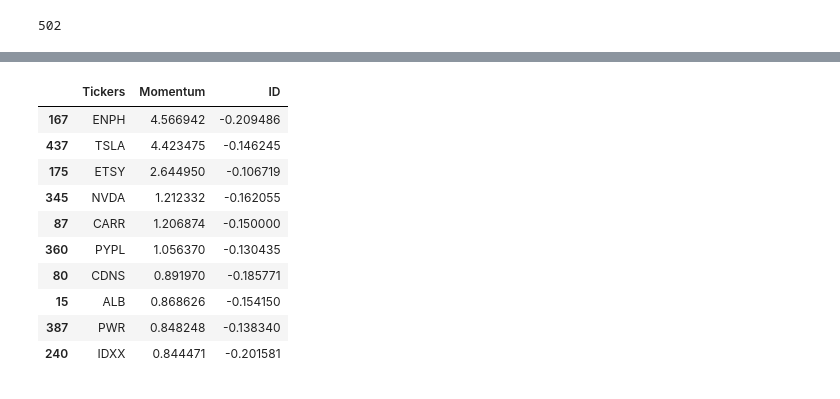
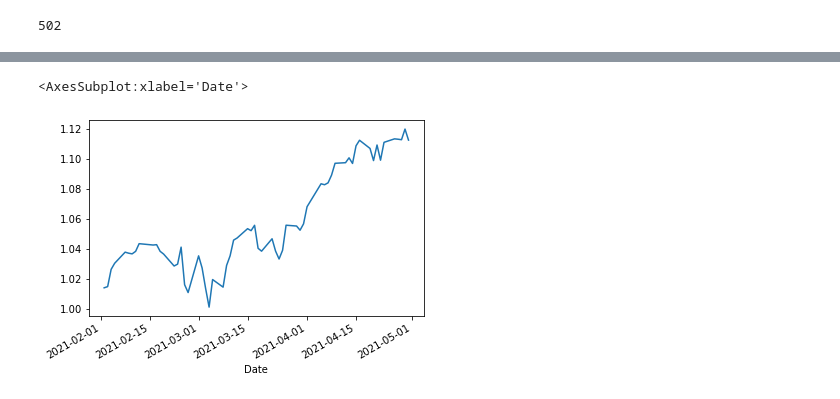
Before and after one commit to tonghuang-uw/Project_2, a Jupyter notebook: Momentum Selection Model.ipynb, the cells around one changed output, grey strips where cells are left out. Saved outputs shown, nothing was run; the diff lists cells and outputs as text; code cells hidden in the pictures.

```diff
--- a/Momentum Selection Model.ipynb
+++ b/Momentum Selection Model.ipynb
@@ -210,16 +136 @@ A
-# %%
-B = A.sort_values(by="Momentum", ascending=False).head(50)
-B.head(10)
-# %% [output]
-|  | Tickers | Momentum | ID |
-| 167 | ENPH | 4.566942 | -0.209486 |
-| 437 | TSLA | 4.423475 | -0.146245 |
-| 175 | ETSY | 2.644950 | -0.106719 |
-| 345 | NVDA | 1.212332 | -0.162055 |
-| 87 | CARR | 1.206874 | -0.150000 |
-| 360 | PYPL | 1.056370 | -0.130435 |
-| 80 | CDNS | 0.891970 | -0.185771 |
-| 15 | ALB | 0.868626 | -0.154150 |
-| 387 | PWR | 0.848248 | -0.138340 |
-| 240 | IDXX | 0.844471 | -0.201581 |
 # %%
@@ -227,0 +139,5 @@ QM_50.to_csv("./Data/QM_50.csv")
+# %%
+(yf.Ticker("spy").history(period="2y")["Close"].loc["2021-02":"2021-04"].pct_change() + 1).cumprod().plot()
+# %% [output]
+<AxesSubplot:xlabel='Date'>
+[figure, added]
```
Also changed, not shown: parts of 8 cells of this notebook, 3 other files.
